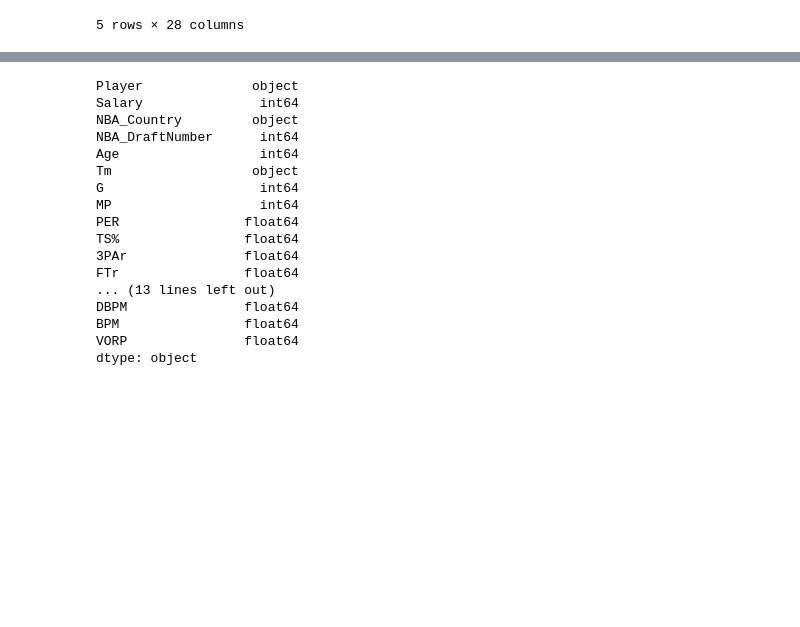
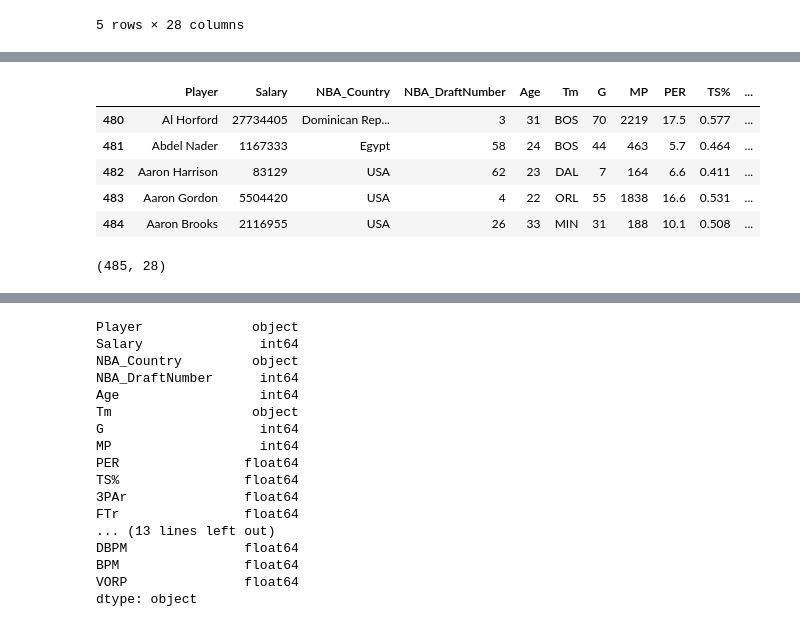
Before and after one commit to ItziCG/EDA_NBA, a Jupyter notebook: src/utils/EDA.ipynb, the cells around one changed output, grey strips where cells are left out. Drawn from its saved outputs; the diff is of its cells as text; code cells hidden in the pictures; blank space fills up the shorter version.

```diff
--- a/src/utils/EDA.ipynb
+++ b/src/utils/EDA.ipynb
@@ -45,0 +36,13 @@ mi_dataset.describe()
+# %%
+df.tail()
+# %% [output]
+|  | Player | Salary | NBA_Country | NBA_DraftNumber | Age | Tm | G | MP | PER | TS% | ... |
+| 480 | Al Horford | 27734405 | Dominican Rep... | 3 | 31 | BOS | 70 | 2219 | 17.5 | 0.577 | ... |
+| 481 | Abdel Nader | 1167333 | Egypt | 58 | 24 | BOS | 44 | 463 | 5.7 | 0.464 | ... |
+| 482 | Aaron Harrison | 83129 | USA | 62 | 23 | DAL | 7 | 164 | 6.6 | 0.411 | ... |
+| 483 | Aaron Gordon | 5504420 | USA | 4 | 22 | ORL | 55 | 1838 | 16.6 | 0.531 | ... |
+| 484 | Aaron Brooks | 2116955 | USA | 26 | 33 | MIN | 31 | 188 | 10.1 | 0.508 | ... |
+# %%
+df.shape
+# %% [output]
+(485, 28)
```
Also changed, not shown: parts of 11 cells of this notebook.
